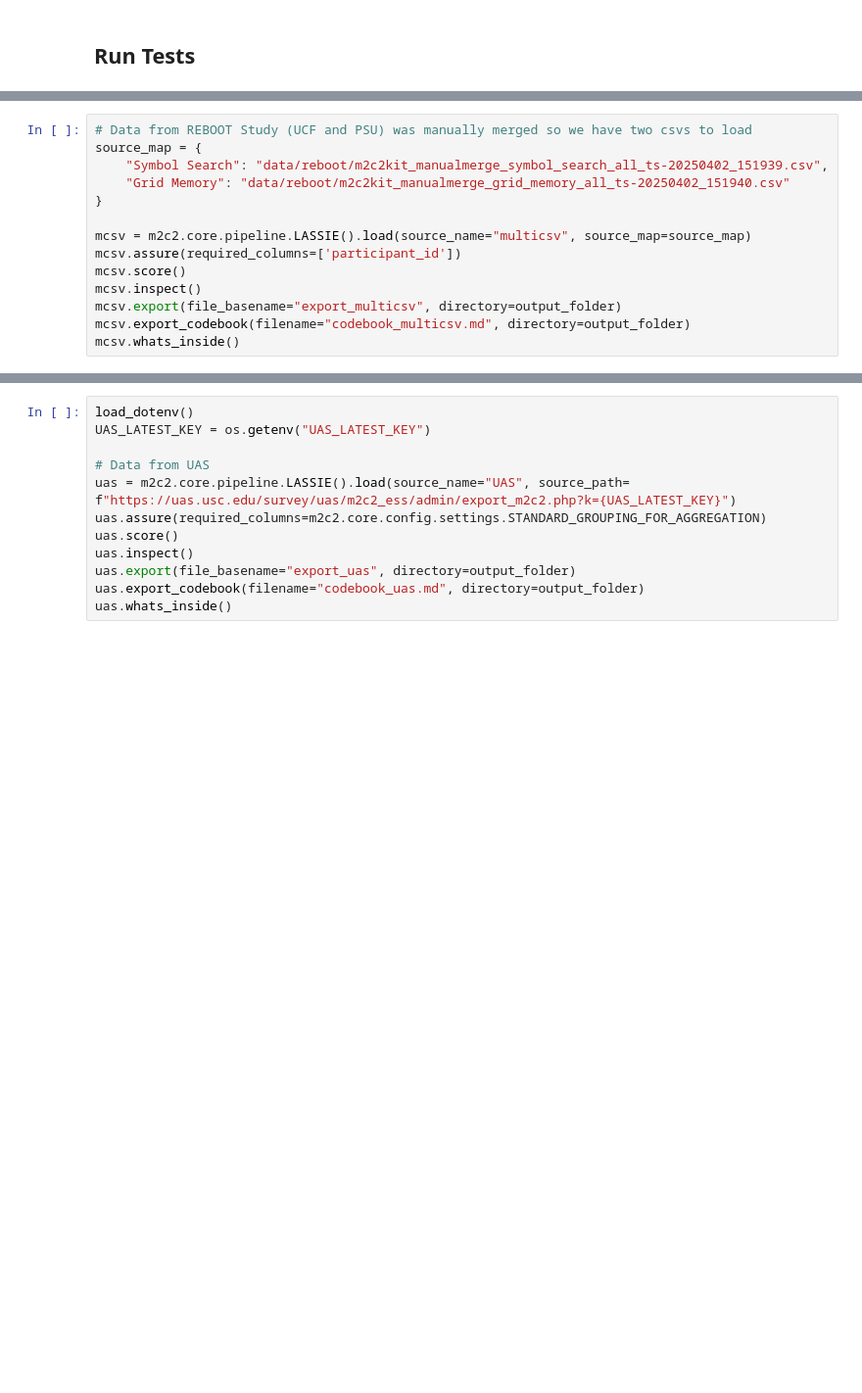
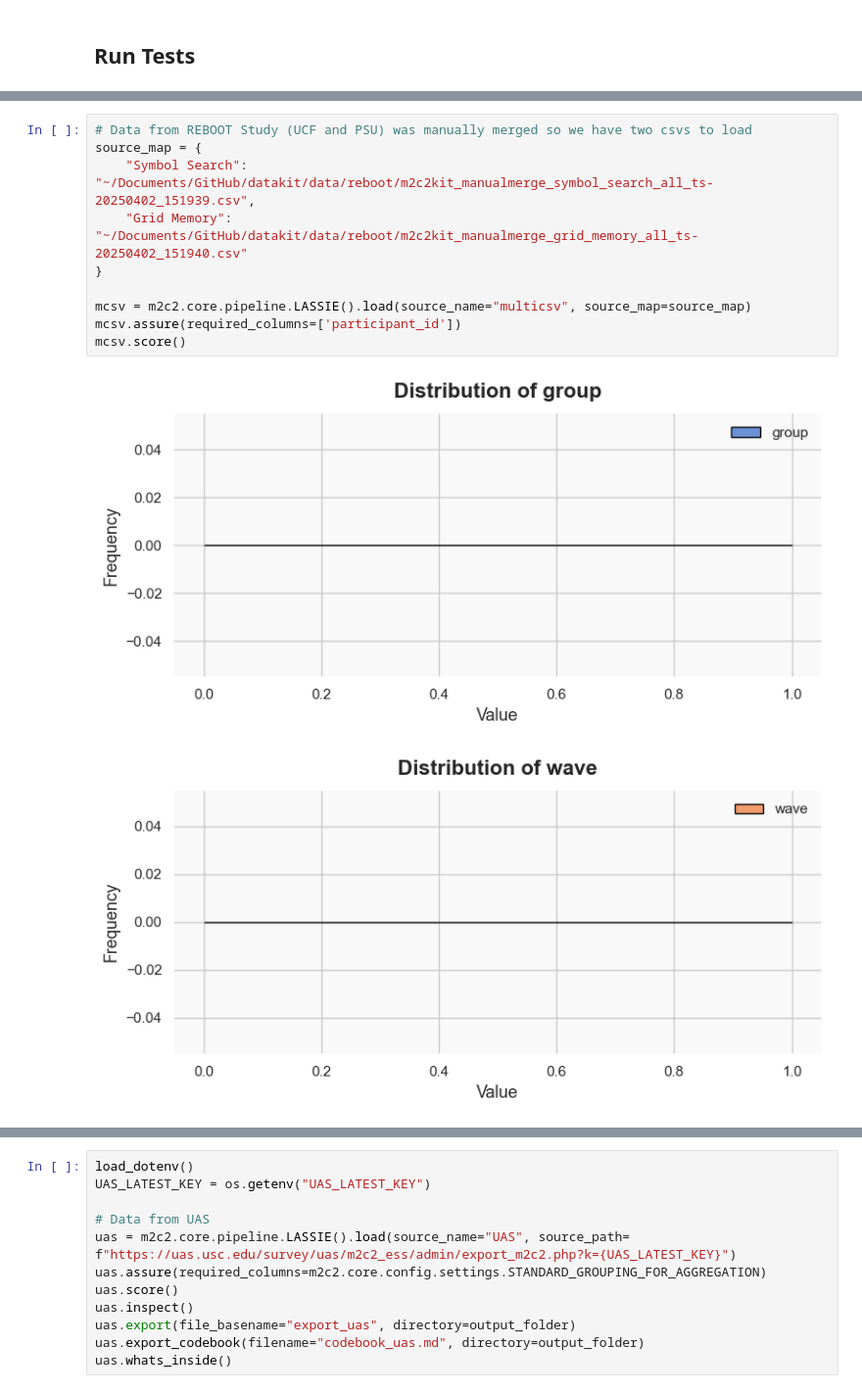
Before and after one commit to m2c2-project/datakit-notebooks, a Jupyter notebook: lassie.ipynb, the cells around one changed output, grey strips where cells are left out. Shown at 98% size. Saved outputs shown, nothing was run; the diff lists cells and outputs as text; blank space fills up the shorter version.

```diff
--- a/lassie.ipynb
+++ b/lassie.ipynb
@@ -184,14 +254,13 @@ mdb.whats_inside()
 # %%
 # Data from REBOOT Study (UCF and PSU) was manually merged so we have two csvs to load
 source_map = {
-    "Symbol Search": "data/reboot/m2c2kit_manualmerge_symbol_search_all_ts-20250402_151939.csv",
-    "Grid Memory": "data/reboot/m2c2kit_manualmerge_grid_memory_all_ts-20250402_151940.csv"
+    "Symbol Search": "~/Documents/GitHub/datakit/data/reboot/m2c2kit_manualmerge_symbol_search_all_ts-20250402_151939.csv",
+    "Grid Memory": "~/Documents/GitHub/datakit/data/reboot/m2c2kit_manualmerge_grid_memory_all_ts-20250402_151940.csv"
 }
 
 mcsv = m2c2.core.pipeline.LASSIE().load(source_name="multicsv", source_map=source_map)
 mcsv.assure(required_columns=['participant_id'])
 mcsv.score()
-mcsv.inspect()
-mcsv.export(file_basename="export_multicsv", directory=output_folder)
-mcsv.export_codebook(filename="codebook_multicsv.md", directory=output_folder)
-mcsv.whats_inside()
+# %% [output]
+[figure, added]
+[figure, added]
```
Also changed, not shown: parts of 8 cells of this notebook, 1 other file.
